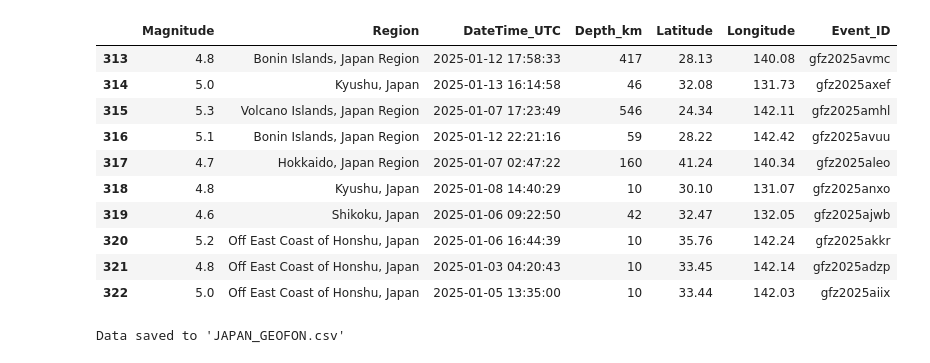
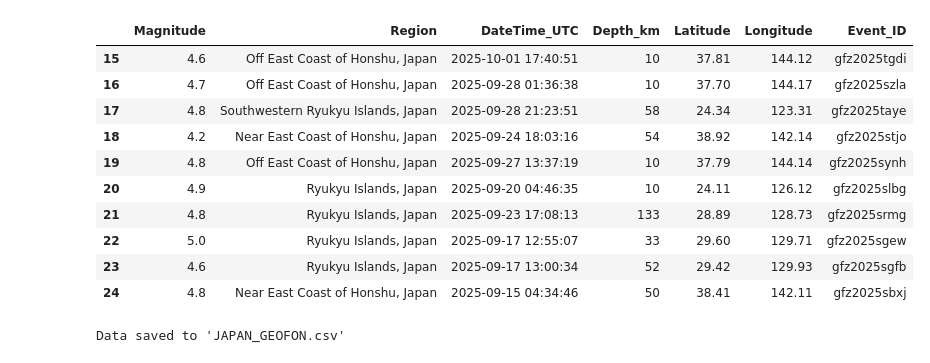
Before and after one commit to rezp8/earthquakeDataAnalysis, a Jupyter notebook: GeoFON.ipynb, the cells around one changed output. Drawn from its saved outputs; the diff is of its cells as text; code cells hidden in the pictures.

```diff
--- a/GeoFON.ipynb
+++ b/GeoFON.ipynb
@@ -4,8 +4,8 @@ from bs4 import BeautifulSoup
 import pandas as pd
 from datetime import datetime
 # %%
-def fetch_earthquake_data(datemin='2025-09-10', datemax='2025-10-11', latmax=46,
-                        lonmin=123, lonmax=146, latmin=24, magmin=1, fmt='html', nmax=1000):
+def fetch_earthquake_data(datemin='2025-09-15', datemax='2025-10-14', latmax=46,
+                        lonmin=123, lonmax=146, latmin=24, magmin=0, fmt='html', nmax=1000):
     """
     Fetch earthquake data from GEOFON for Japan region.
     """
@@ -146,7 +146,8 @@ def fetch_earthquake_data(datemin='2025-09-10', datemax='2025-10-11', latmax=46,
 #     nmax=500
 # )
 # you can use this function to get all the data based on the default parameters
-df = fetch_earthquake_data(datemin='2025-01-01')
+# df = fetch_earthquake_data(datemin='2025-01-01')
+df = fetch_earthquake_data(datemin='2025-09-15')
 print("\nEarthquake Data:")
 df.tail(10)
 # %% [output]
@@ -155,16 +156,16 @@ Successfully fetched 323 earthquake records
 
 Earthquake Data:
 |  | Magnitude | Region | DateTime_UTC | Depth_km | Latitude | Longitude | Event_ID |
-| 313 | 4.8 | Bonin Islands, Japan Region | 2025-01-12 17:58:33 | 417 | 28.13 | 140.08 | gfz2025avmc |
-| 314 | 5.0 | Kyushu, Japan | 2025-01-13 16:14:58 | 46 | 32.08 | 131.73 | gfz2025axef |
-| 315 | 5.3 | Volcano Islands, Japan Region | 2025-01-07 17:23:49 | 546 | 24.34 | 142.11 | gfz2025amhl |
-| 316 | 5.1 | Bonin Islands, Japan Region | 2025-01-12 22:21:16 | 59 | 28.22 | 142.42 | gfz2025avuu |
-| 317 | 4.7 | Hokkaido, Japan Region | 2025-01-07 02:47:22 | 160 | 41.24 | 140.34 | gfz2025aleo |
-| 318 | 4.8 | Kyushu, Japan | 2025-01-08 14:40:29 | 10 | 30.10 | 131.07 | gfz2025anxo |
-| 319 | 4.6 | Shikoku, Japan | 2025-01-06 09:22:50 | 42 | 32.47 | 132.05 | gfz2025ajwb |
-| 320 | 5.2 | Off East Coast of Honshu, Japan | 2025-01-06 16:44:39 | 10 | 35.76 | 142.24 | gfz2025akkr |
-| 321 | 4.8 | Off East Coast of Honshu, Japan | 2025-01-03 04:20:43 | 10 | 33.45 | 142.14 | gfz2025adzp |
-| 322 | 5.0 | Off East Coast of Honshu, Japan | 2025-01-05 13:35:00 | 10 | 33.44 | 142.03 | gfz2025aiix |
+| 15 | 4.6 | Off East Coast of Honshu, Japan | 2025-10-01 17:40:51 | 10 | 37.81 | 144.12 | gfz2025tgdi |
+| 16 | 4.7 | Off East Coast of Honshu, Japan | 2025-09-28 01:36:38 | 10 | 37.70 | 144.17 | gfz2025szla |
+| 17 | 4.8 | Southwestern Ryukyu Islands, Japan | 2025-09-28 21:23:51 | 58 | 24.34 | 123.31 | gfz2025taye |
+| 18 | 4.2 | Near East Coast of Honshu, Japan | 2025-09-24 18:03:16 | 54 | 38.92 | 142.14 | gfz2025stjo |
+| 19 | 4.8 | Off East Coast of Honshu, Japan | 2025-09-27 13:37:19 | 10 | 37.79 | 144.14 | gfz2025synh |
+| 20 | 4.9 | Ryukyu Islands, Japan | 2025-09-20 04:46:35 | 10 | 24.11 | 126.12 | gfz2025slbg |
+| 21 | 4.8 | Ryukyu Islands, Japan | 2025-09-23 17:08:13 | 133 | 28.89 | 128.73 | gfz2025srmg |
+| 22 | 5.0 | Ryukyu Islands, Japan | 2025-09-17 12:55:07 | 33 | 29.60 | 129.71 | gfz2025sgew |
+| 23 | 4.6 | Ryukyu Islands, Japan | 2025-09-17 13:00:34 | 52 | 29.42 | 129.93 | gfz2025sgfb |
+| 24 | 4.8 | Near East Coast of Honshu, Japan | 2025-09-15 04:34:46 | 50 | 38.41 | 142.11 | gfz2025sbxj |
 # %%
 # Save data to CSV file
 df.to_csv('JAPAN_GEOFON.csv', index=False, encoding='utf-8')
```
Also changed, not shown: parts of 17 cells of this notebook, 2 other files.
